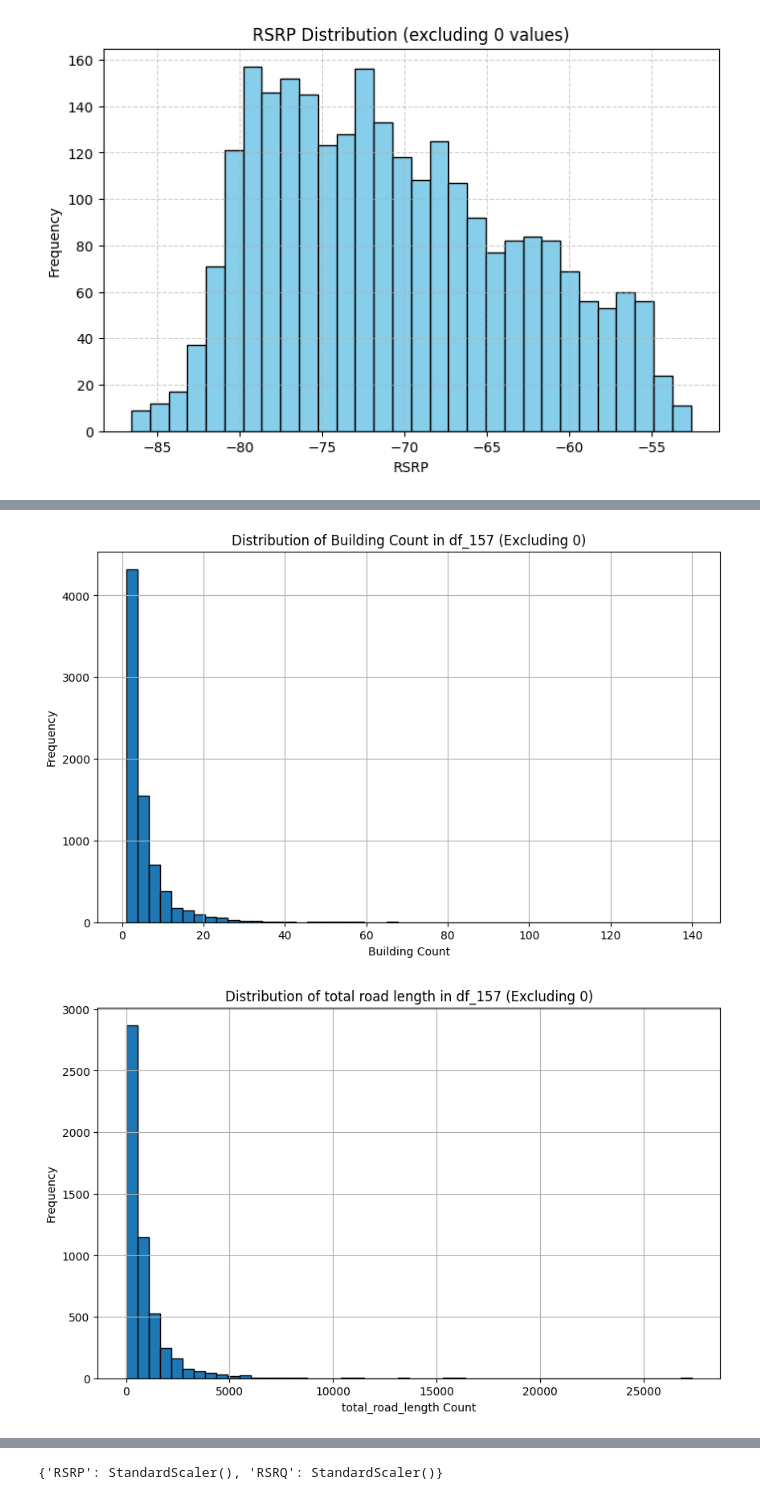
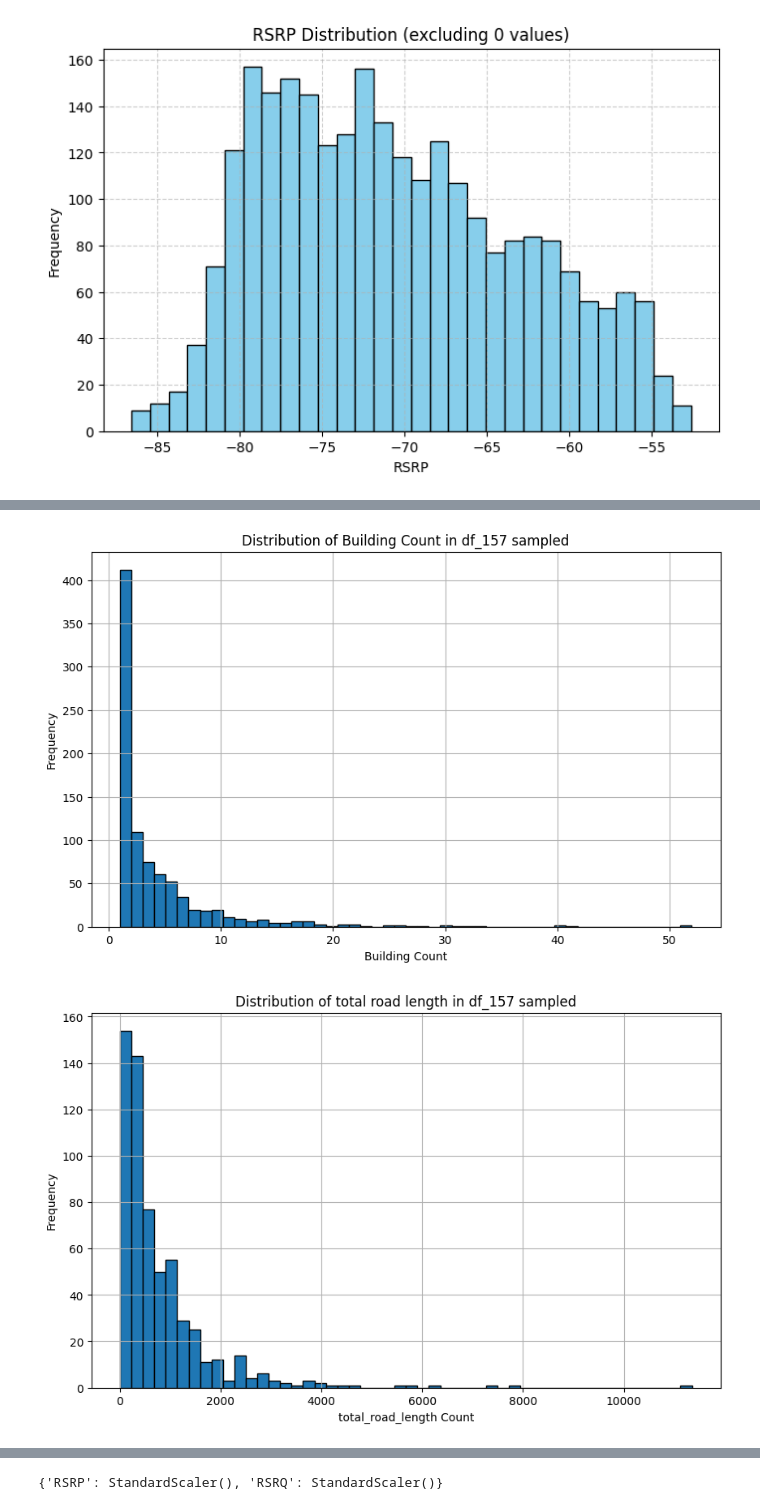
Before and after one commit to pabasara-samarakoon-4176/MDT_prediction, a Jupyter notebook: fyp_model_v5.ipynb, the cells around one changed output, grey strips where cells are left out. Drawn from its saved outputs; the diff is of its cells as text; code cells hidden in the pictures.

```diff
--- a/fyp_model_v5.ipynb
+++ b/fyp_model_v5.ipynb
@@ -185,0 +288,6 @@ plt.show()
+# %%
+df_157_invalid = df_157[df_157["RSRP"] == -10000.0]
+df_157_valid = df_157[df_157["RSRP"] != -10000.0]
+# %%
+undersample_size = len(df_157_valid)
+undersample_size
@@ -185,0 +296,3 @@ plt.show()
+# %%
+df_157_invalid_sampled = df_157_invalid.sample(n=undersample_size, random_state=42)
+df_157_sampled = pd.concat([df_157_valid, df_157_invalid_sampled])
@@ -186,4 +454,4 @@ plt.show()
 # %%
-df_157 = df_157.drop(columns=['lat', 'lon', 'slope', 'Cell_ID'])
-df_157.head()
+df_157_sampled = df_157_sampled.drop(columns=['slope', 'Cell_ID'])
+df_157_sampled.head()
 # %% [output]
@@ -200,32 +468,32 @@ df_6 = df_6.drop(columns=['lat', 'lon', 'slope', 'Cell_ID'])
 import matplotlib.pyplot as plt
 
 # Filter out rows where building_count is 0
-df_157_filtered = df_157[df_157['building_count'] > 0]
+df_157_filtered = df_157_sampled[df_157_sampled['building_count'] > 0]
 
 plt.figure(figsize=(10, 6))
 plt.hist(df_157_filtered['building_count'], bins=50, edgecolor='black')
 plt.xlabel('Building Count')
 plt.ylabel('Frequency')
-plt.title('Distribution of Building Count in df_157 (Excluding 0)')
+plt.title('Distribution of Building Count in df_157 sampled')
 plt.grid(True)
 plt.show()
 # %% [output]
-[figure, old version]
+[figure, new version]
 # %%
 import matplotlib.pyplot as plt
 
 # Filter out rows where building_count is 0
-df_157_filtered = df_157[df_157['total_road_length'] > 0]
+df_157_filtered = df_157_sampled[df_157_sampled['total_road_length'] > 0]
 
 plt.figure(figsize=(10, 6))
 plt.hist(df_157_filtered['total_road_length'], bins=50, edgecolor='black')
 plt.xlabel('total_road_length Count')
 plt.ylabel('Frequency')
-plt.title('Distribution of total road length in df_157 (Excluding 0)')
+plt.title('Distribution of total road length in df_157 sampled')
 plt.grid(True)
 plt.show()
 # %% [output]
-[figure, old version]
+[figure, new version]
 # %%
 import matplotlib.pyplot as plt
 
```
Also changed, not shown: parts of 96 cells of this notebook.
